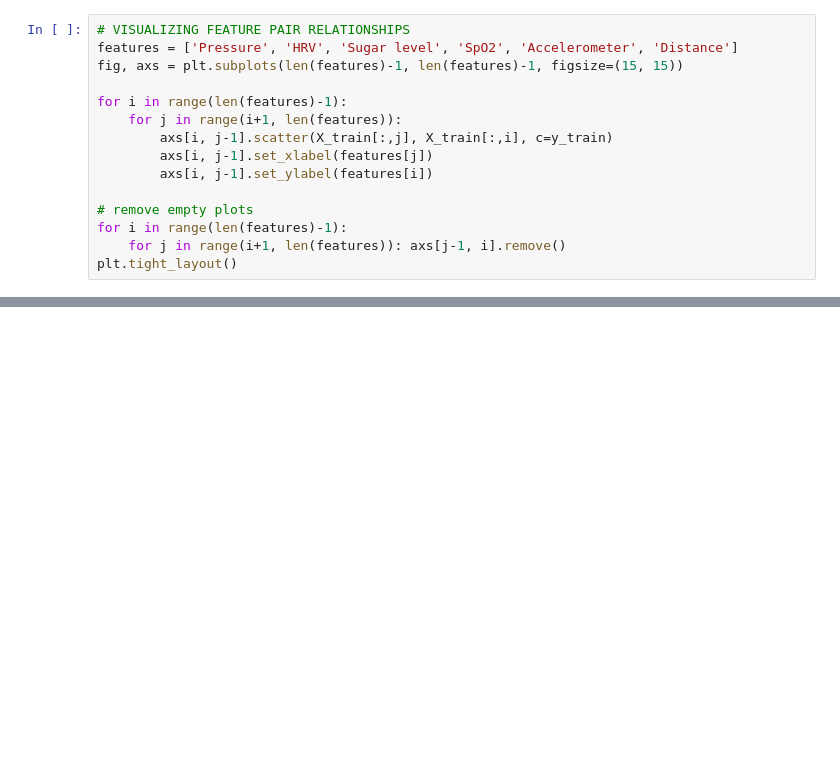
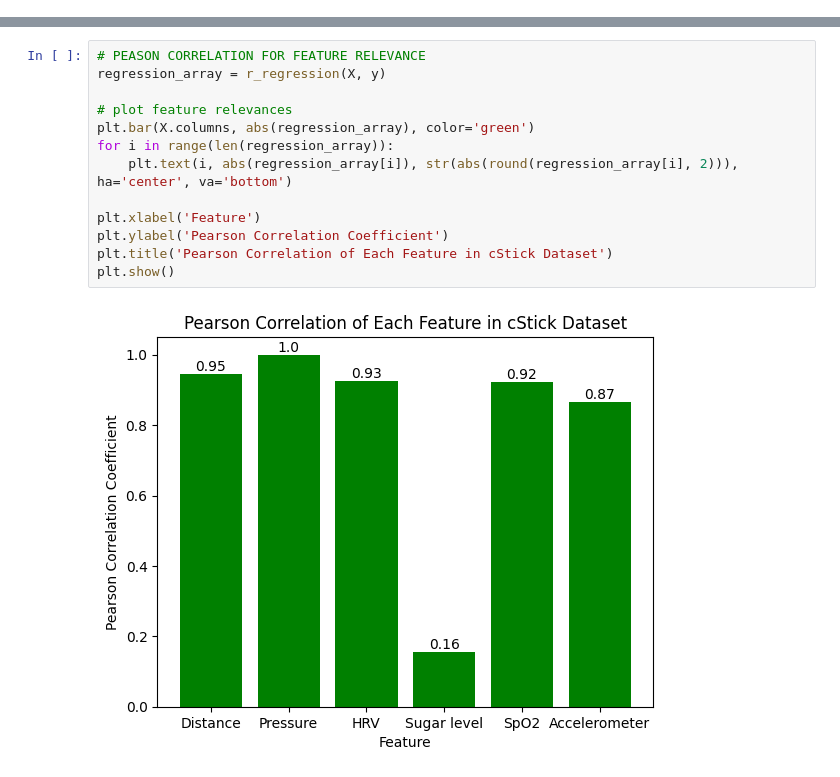
Before and after one commit to zitatorocsik/Elderly_Fall_Prediction, a Jupyter notebook: fall_prediction_data_model.ipynb, the cells around one changed output, grey strips where cells are left out. Saved outputs shown, nothing was run; the diff lists cells and outputs as text; blank space fills up the shorter version.

```diff
--- a/fall_prediction_data_model.ipynb
+++ b/fall_prediction_data_model.ipynb
@@ -55,15 +45,0 @@ plt.show()
-# %%
-# VISUALIZING FEATURE PAIR RELATIONSHIPS
-features = ['Pressure', 'HRV', 'Sugar level', 'SpO2', 'Accelerometer', 'Distance']
-fig, axs = plt.subplots(len(features)-1, len(features)-1, figsize=(15, 15))
-
-for i in range(len(features)-1):
-    for j in range(i+1, len(features)):
-        axs[i, j-1].scatter(X_train[:,j], X_train[:,i], c=y_train)
-        axs[i, j-1].set_xlabel(features[j])
-        axs[i, j-1].set_ylabel(features[i])
-
-# remove empty plots
-for i in range(len(features)-1):
-    for j in range(i+1, len(features)): axs[j-1, i].remove()
-plt.tight_layout()
@@ -132,0 +49,15 @@ Confusion matrix:
+# %%
+# PEASON CORRELATION FOR FEATURE RELEVANCE
+regression_array = r_regression(X, y)
+
+# plot feature relevances
+plt.bar(X.columns, abs(regression_array), color='green')
+for i in range(len(regression_array)):
+    plt.text(i, abs(regression_array[i]), str(abs(round(regression_array[i], 2))), ha='center', va='bottom')
+
+plt.xlabel('Feature')
+plt.ylabel('Pearson Correlation Coefficient')
+plt.title('Pearson Correlation of Each Feature in cStick Dataset')
+plt.show()
+# %% [output]
+[figure, added]
```
Also changed, not shown: parts of 21 cells of this notebook, 3 other files.
